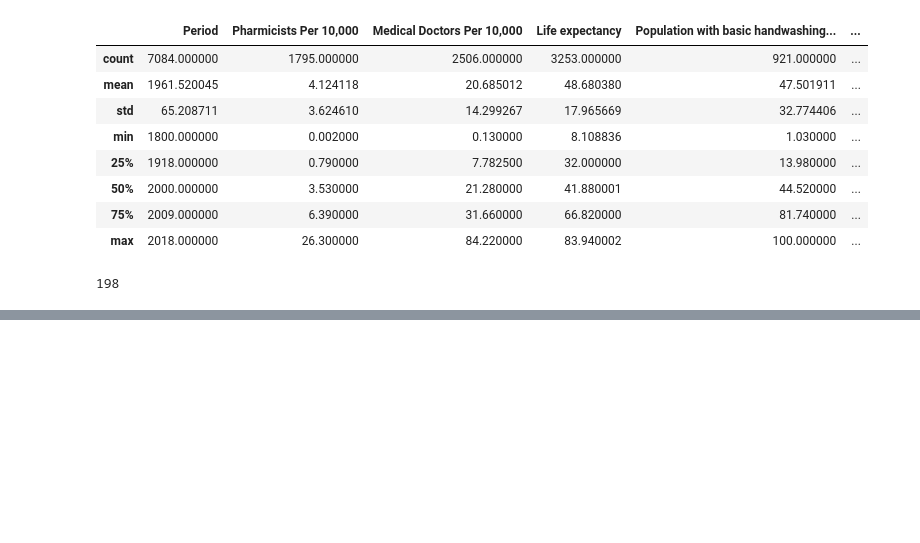
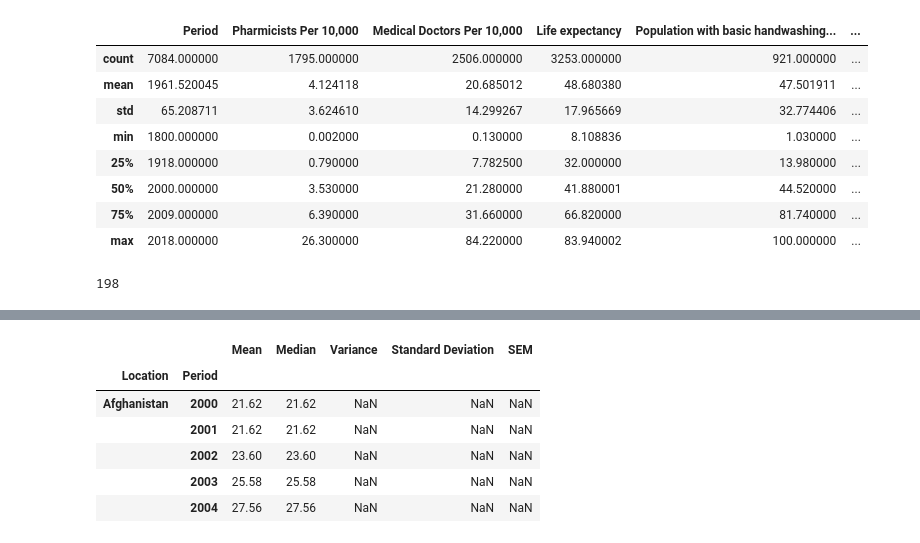
Before and after one commit to saiyidmkazmi/Project1-LifeExpectancy-, a Jupyter notebook: debra_main.ipynb, the cells around one changed output, grey strips where cells are left out. Cells and saved outputs as stored; diff of their text form; code cells hidden in the pictures; blank space fills up the shorter version.

```diff
--- a/debra_main.ipynb
+++ b/debra_main.ipynb
@@ -207,0 +149,17 @@ Name: Population using at least basic drinking-water services (%), Length: 198,
+# %%
+drinking_water_mean = final_merge_df.groupby(["Location","Period"])["Population using at least basic drinking-water services (%)"].mean()
+drinking_water_median = final_merge_df.groupby(["Location","Period"])["Population using at least basic drinking-water services (%)"].median()
+drinking_water_var = final_merge_df.groupby(["Location","Period"])["Population using at least basic drinking-water services (%)"].var()
+drinking_water_std = final_merge_df.groupby(["Location","Period"])["Population using at least basic drinking-water services (%)"].std()
+drinking_water_sem = final_merge_df.groupby(["Location","Period"])["Population using at least basic drinking-water services (%)"].sem()
+# %%
+drinking_water_table = pd.DataFrame({"Mean": drinking_water_mean, "Median":drinking_water_median, "Variance":drinking_water_var, "Standard Deviation": drinking_water_std, "SEM": drinking_water_sem})
+drinking_water_table.head()
+# %% [output]
+|  |  | Mean | Median | Variance | Standard Deviation | SEM |
+| Location | Period |  |  |  |  |  |
+| Afghanistan | 2000 | 21.62 | 21.62 | NaN | NaN | NaN |
+|  | 2001 | 21.62 | 21.62 | NaN | NaN | NaN |
+|  | 2002 | 23.60 | 23.60 | NaN | NaN | NaN |
+|  | 2003 | 25.58 | 25.58 | NaN | NaN | NaN |
+|  | 2004 | 27.56 | 27.56 | NaN | NaN | NaN |
```
Also changed, not shown: parts of 20 cells of this notebook.
